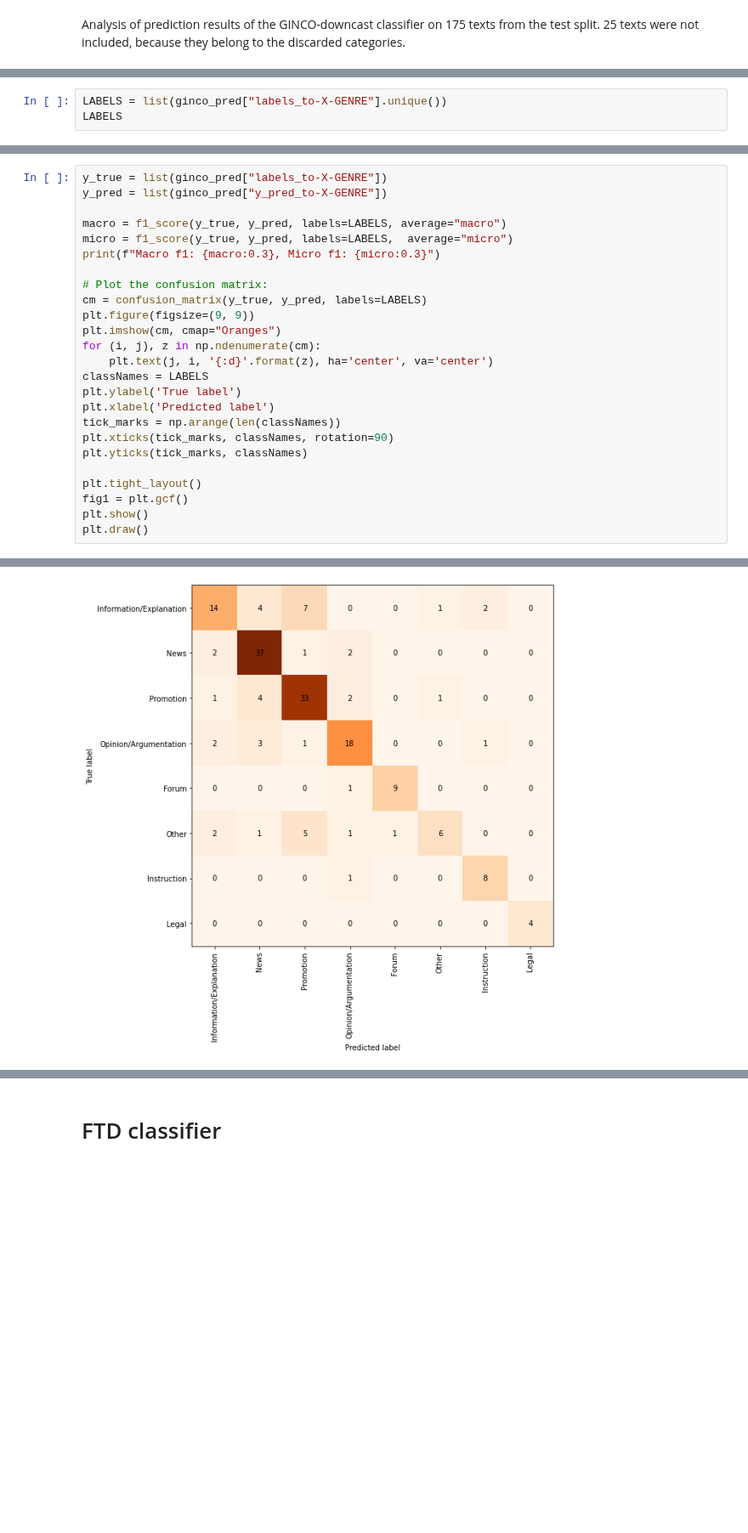
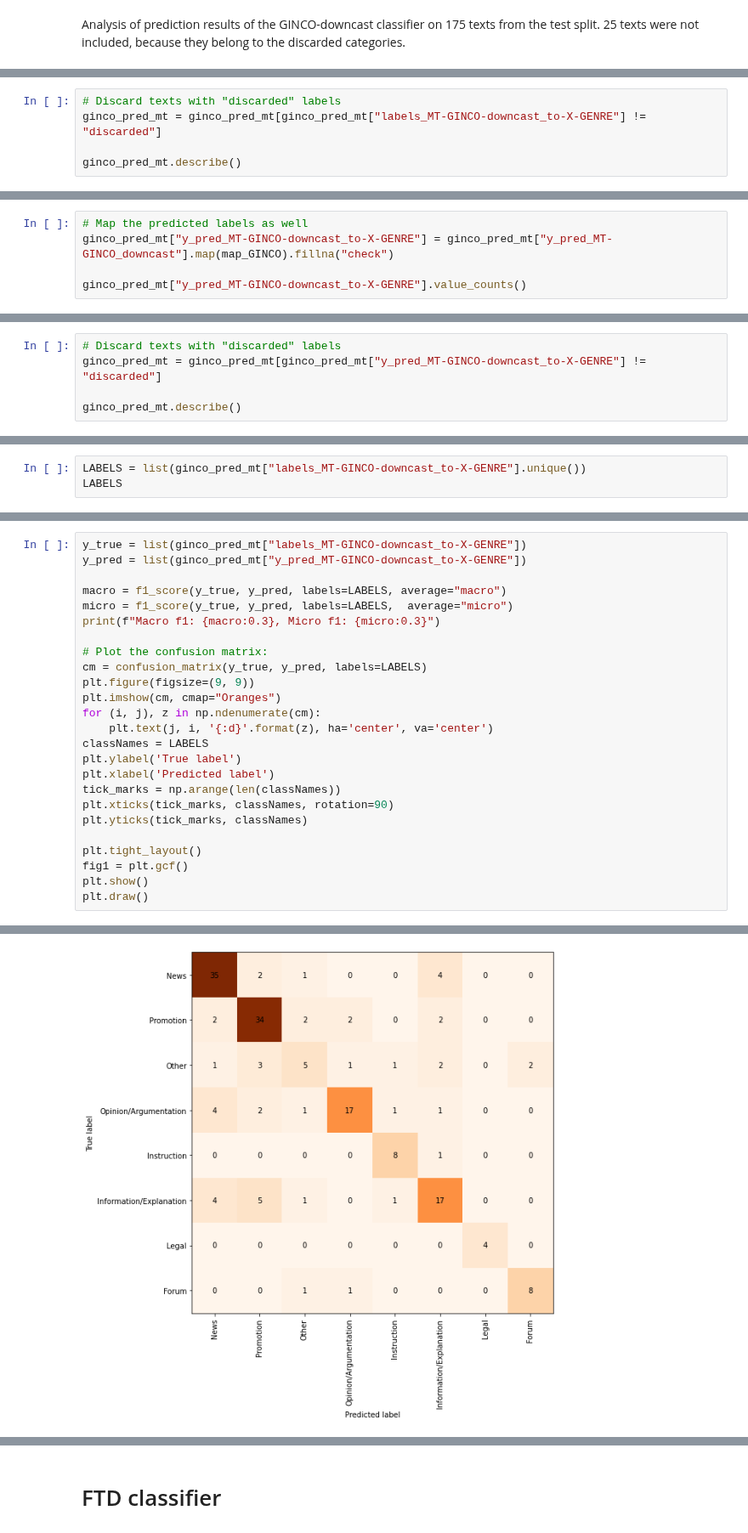
Before and after one commit to TajaKuzman/Genre-Datasets-Comparison, a Jupyter notebook: 4.1-Baseline-results-new-mappings.ipynb, the cells around one changed output, grey strips where cells are left out. Shown at 85% size. Drawn from its saved outputs; the diff is of its cells as text; blank space fills up the shorter version.

```diff
--- a/4.1-Baseline-results-new-mappings.ipynb
+++ b/4.1-Baseline-results-new-mappings.ipynb
@@ -225,0 +437,5 @@ Analysis of prediction results of the GINCO-downcast classifier on 175 texts fro
+# %%
+# Discard texts with "discarded" labels
+ginco_pred_mt = ginco_pred_mt[ginco_pred_mt["labels_MT-GINCO-downcast_to-X-GENRE"] != "discarded"]
+
+ginco_pred_mt.describe()
@@ -225,0 +448,5 @@ Analysis of prediction results of the GINCO-downcast classifier on 175 texts fro
+# %%
+# Map the predicted labels as well
+ginco_pred_mt["y_pred_MT-GINCO-downcast_to-X-GENRE"] = ginco_pred_mt["y_pred_MT-GINCO_downcast"].map(map_GINCO).fillna("check")
+
+ginco_pred_mt["y_pred_MT-GINCO-downcast_to-X-GENRE"].value_counts()
@@ -225,0 +469,5 @@ Analysis of prediction results of the GINCO-downcast classifier on 175 texts fro
+# %%
+# Discard texts with "discarded" labels
+ginco_pred_mt = ginco_pred_mt[ginco_pred_mt["y_pred_MT-GINCO-downcast_to-X-GENRE"] != "discarded"]
+
+ginco_pred_mt.describe()
@@ -226,4 +482,4 @@ Analysis of prediction results of the GINCO-downcast classifier on 175 texts fro
 # %%
-LABELS = list(ginco_pred["labels_to-X-GENRE"].unique())
+LABELS = list(ginco_pred_mt["labels_MT-GINCO-downcast_to-X-GENRE"].unique())
 LABELS
 # %% [output]
@@ -238,6 +494,6 @@ LABELS
 # %%
-y_true = list(ginco_pred["labels_to-X-GENRE"])
-y_pred = list(ginco_pred["y_pred_to-X-GENRE"])
+y_true = list(ginco_pred_mt["labels_MT-GINCO-downcast_to-X-GENRE"])
+y_pred = list(ginco_pred_mt["y_pred_MT-GINCO-downcast_to-X-GENRE"])
 
 macro = f1_score(y_true, y_pred, labels=LABELS, average="macro")
 micro = f1_score(y_true, y_pred, labels=LABELS,  average="micro")
@@ -265,2 +521,2 @@ Macro f1: 0.757, Micro f1: 0.737
-[figure, old version]
+[figure, new version]
 <Figure size 432x288 with 0 Axes>
```
Also changed, not shown: parts of 52 cells of this notebook, 6 other files.
